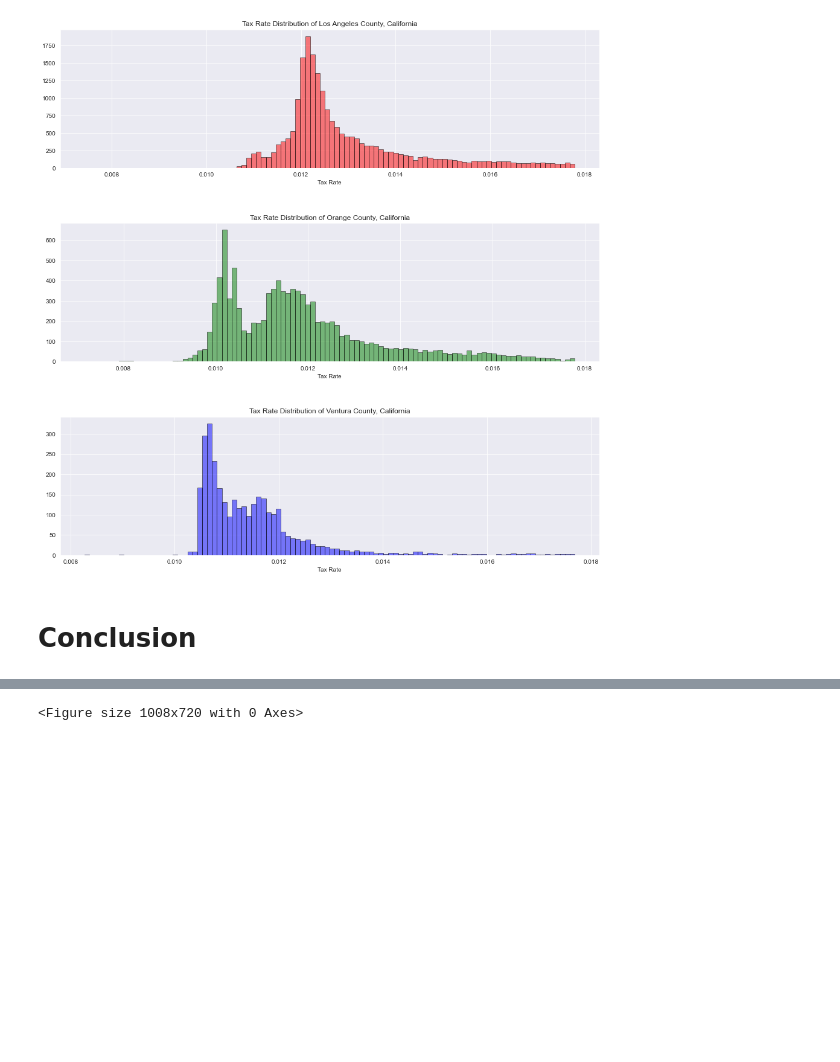
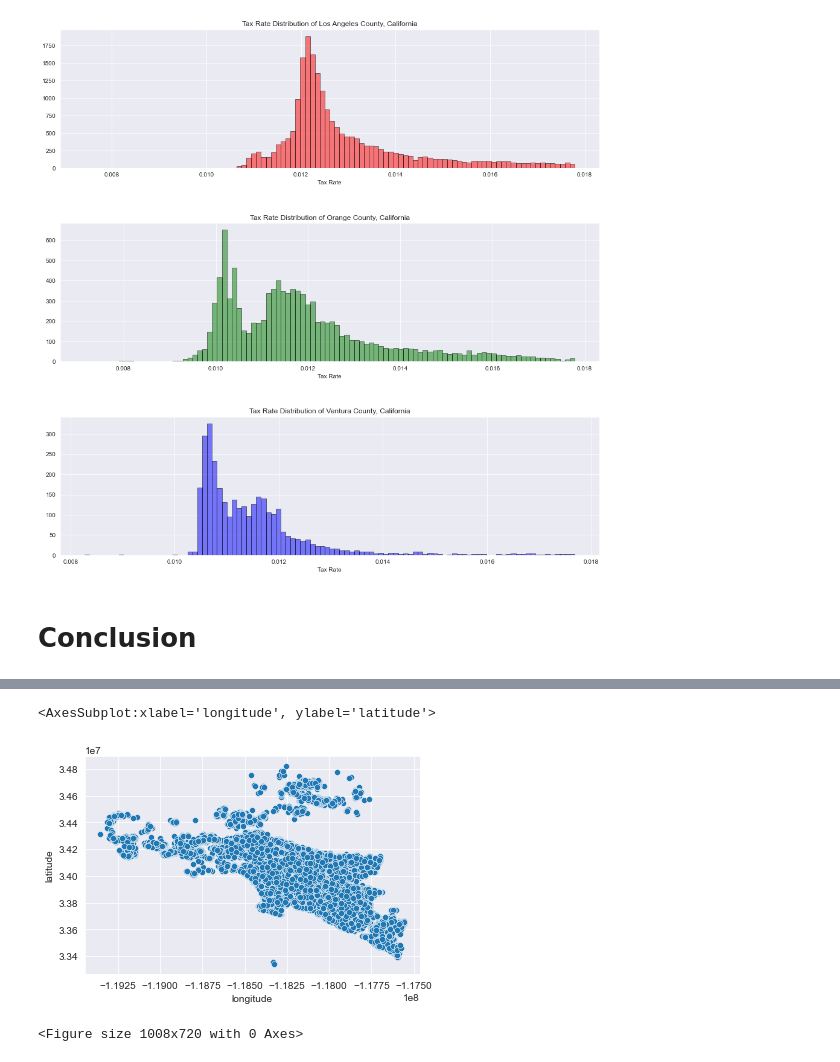
Before and after one commit to mdalton87/regression-exercises, a Jupyter notebook: regression_project/zillow_final_notebook.ipynb, the cells around one changed output, grey strips where cells are left out. Cells and saved outputs as stored; diff of their text form; code cells hidden in the pictures; blank space fills up the shorter version.

```diff
--- a/regression_project/zillow_final_notebook.ipynb
+++ b/regression_project/zillow_final_notebook.ipynb
@@ -559,3 +599,8 @@ plt.show()
+# %%
+sns.scatterplot(data=train, x=train.longitude, y=train.latitude)
+# %% [output]
+<AxesSubplot:xlabel='longitude', ylabel='latitude'>
+[figure, added]
 # %%
 plt.figure(figsize=(14,10))
 
```
Also changed, not shown: parts of 12 cells of this notebook, 9 other files.
